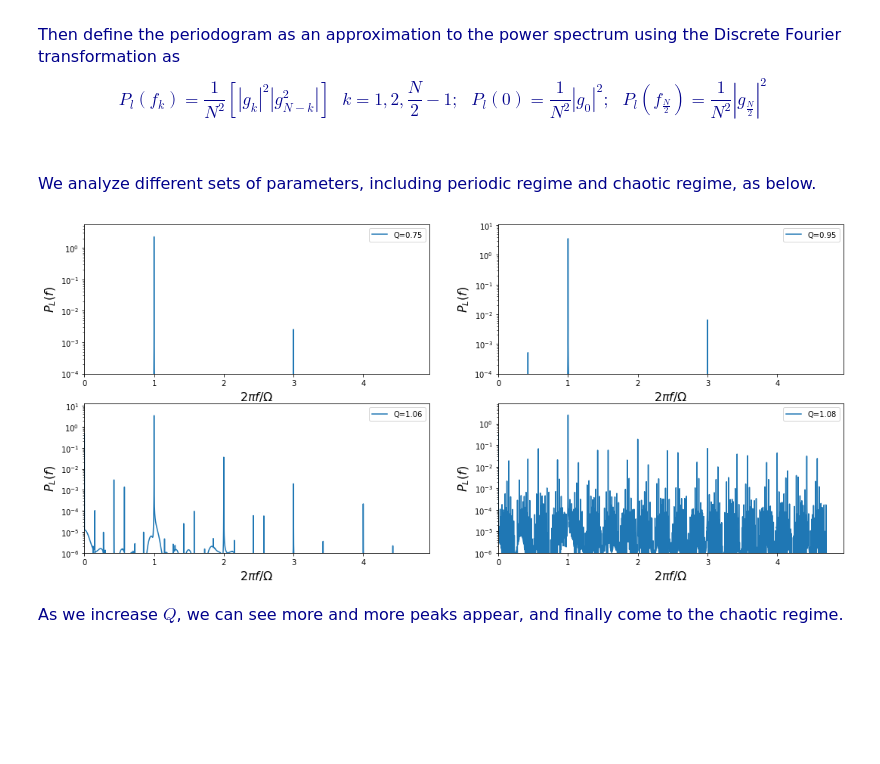
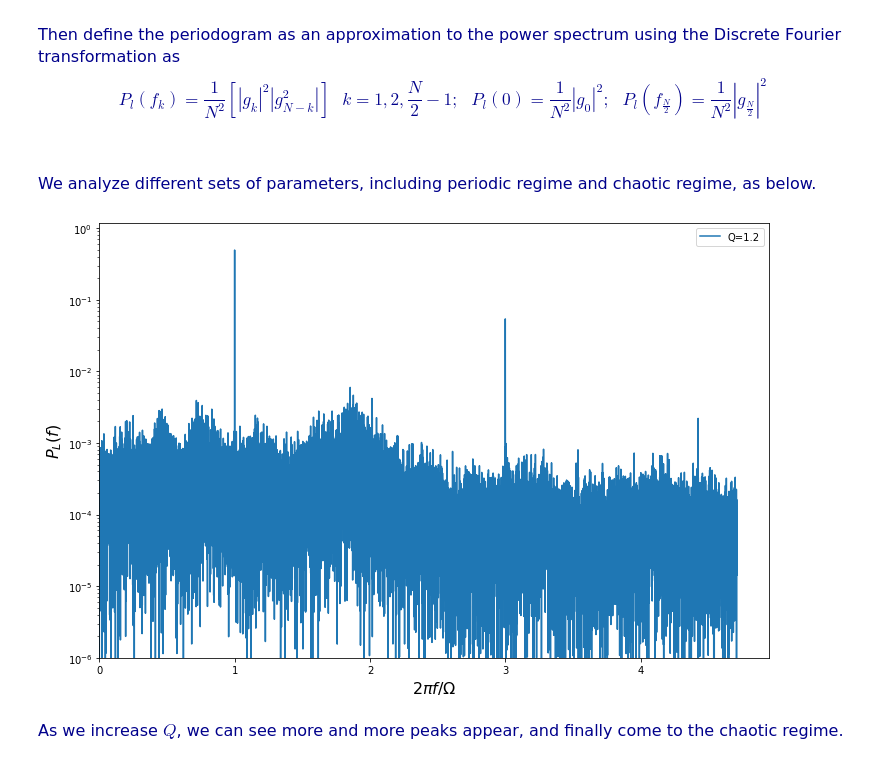
Before and after one commit to hylu666/hku-physics4150, a Jupyter notebook: Solving_Differential_Equations/Differential_Equations_2_Chaotic_Driven_Pendulum.ipynb, the cells around one changed output. Cells and saved outputs as stored; diff of their text form; code cells hidden in the pictures; blank space fills up the shorter version.

```diff
--- a/Solving_Differential_Equations/Differential_Equations_2_Chaotic_Driven_Pendulum.ipynb
+++ b/Solving_Differential_Equations/Differential_Equations_2_Chaotic_Driven_Pendulum.ipynb
@@ -293,6 +295,8 @@ t_list2,v_list2,x_list2=driven_pendulum(x_initial=1,v_initial=0,gamma_here=0.5,Q
                                         tau_here=1,time_steps=30000)
 t_list3,v_list3,x_list3=driven_pendulum(x_initial=1,v_initial=0,gamma_here=0.5,Q_here=1.08,omega_here=2/3,
                                         tau_here=1,time_steps=30000)
+t_list4,v_list4,x_list4=driven_pendulum(x_initial=1,v_initial=0,gamma_here=0.5,Q_here=1.2,omega_here=2/3,
+                                        tau_here=1,time_steps=30000)  #chaotic_regime
 # %%
 N_here=10000
 from scipy.fftpack import fft    # Fast Fourier Transformation
@@ -303,6 +307,7 @@ N_here1=30000
 from scipy.fftpack import fft    # Fast Fourier Transformation
 fftl2=np.abs(fft(x_list2[0:30000]))
 fftl3=np.abs(fft(x_list3[0:30000]))
+fftl4=np.abs(fft(x_list4[0:30000]))
 # %%
 
 P_list=np.zeros(int(N_here/2+1))
@@ -328,8 +333,14 @@ P_list3[0]=fftl3[0]**2/(N_here1**2)
 P_list3[int(N_here1/2)]=fftl3[int(N_here1/2)]**2/(N_here1**2)
 for i in range(1,int(N_here1/2)):
     P_list3[i]=(fftl3[i]**2+fftl3[N_here1-i]**2)/(N_here1**2)
+
+P_list4=np.zeros(int(N_here1/2+1))
+P_list4[0]=fftl4[0]**2/(N_here1**2)
+P_list4[int(N_here1/2)]=fftl4[int(N_here1/2)]**2/(N_here1**2)
+for i in range(1,int(N_here1/2)):
+    P_list4[i]=(fftl4[i]**2+fftl4[N_here1-i]**2)/(N_here1**2)
 # %%
-plt.figure(figsize=(18,8))
+plt.figure(figsize=(12,8))
 plt.subplot(221)
 plt.plot(3*np.pi*np.arange(len(P_list))/N_here,P_list,label='Q=0.75')
 plt.semilogy()
@@ -342,33 +353,41 @@ plt.legend()
 plt.subplot(222)
 plt.plot(3*np.pi*np.arange(len(P_list1))/N_here,P_list1,label='Q=0.95')
 plt.semilogy()
 plt.ylim(0.0001,)
 plt.xlim(0,)
 plt.xlabel(r"$2\pi f/\Omega$",size=16)
 plt.ylabel(r"$P_L(f)$",size=16)
 plt.legend()
 
 plt.subplot(223)
 plt.plot(3*np.pi*np.arange(len(P_list2))/N_here1,P_list2,label='Q=1.06')
 plt.semilogy()
 plt.ylim(0.000001,)
 plt.xlim(0,)
 plt.xlabel(r"$2\pi f/\Omega$",size=16)
 plt.ylabel(r"$P_L(f)$",size=16)
 plt.legend()
 
 plt.subplot(224)
 plt.plot(3*np.pi*np.arange(len(P_list3))/N_here1,P_list3,label='Q=1.08')
 plt.semilogy()
 plt.ylim(0.000001,)
 plt.xlim(0,)
 plt.xlabel(r"$2\pi f/\Omega$",size=16)
 plt.ylabel(r"$P_L(f)$",size=16)
 plt.legend()
 
+plt.subplot()
+plt.plot(3*np.pi*np.arange(len(P_list4))/N_here1,P_list4,label='Q=1.2')
+plt.semilogy()
+plt.ylim(0.000001,)
+plt.xlim(0,)
+plt.xlabel(r"$2\pi f/\Omega$",size=16)
+plt.ylabel(r"$P_L(f)$",size=16)
+plt.legend()
 
 plt.show()
 # %% [output]
-[figure, old version]
+[figure, new version]
 # %% [markdown]
 <font  face=Times color=darkblue size=3> As we increase $Q$, we can see more and more peaks appear, and finally come to the chaotic regime.
```
Also changed, not shown: parts of 2 cells of this notebook.
